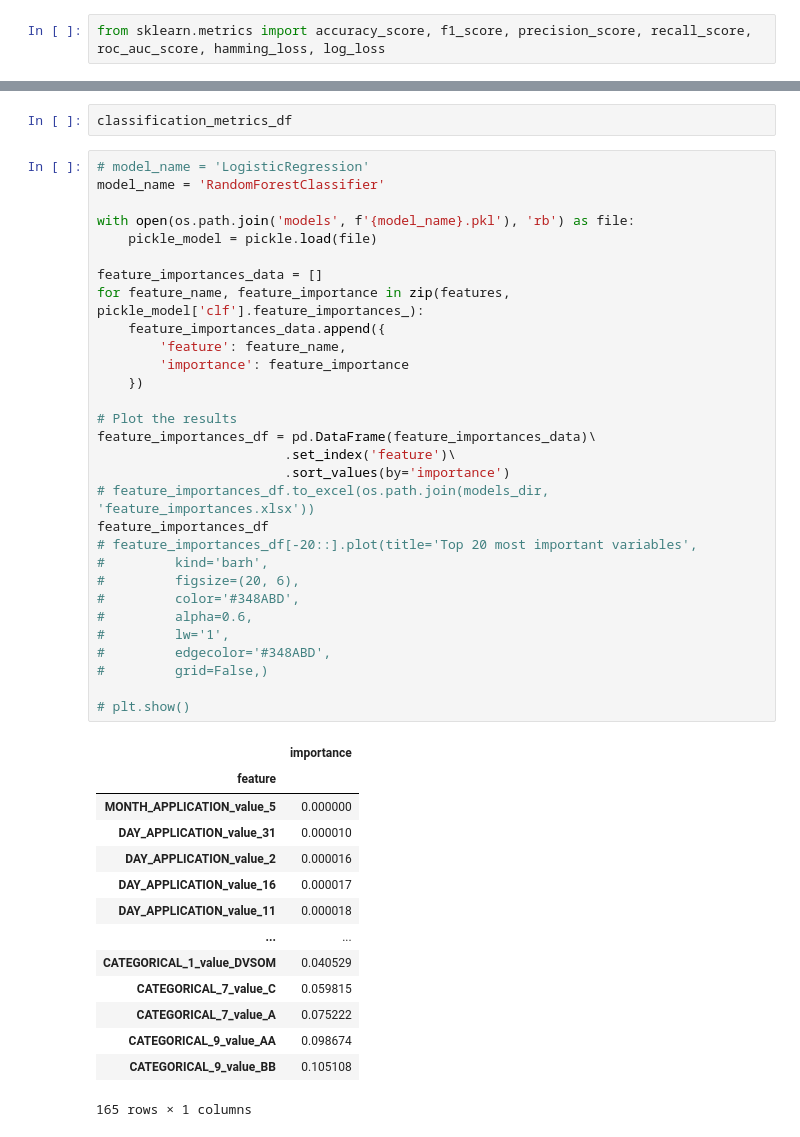
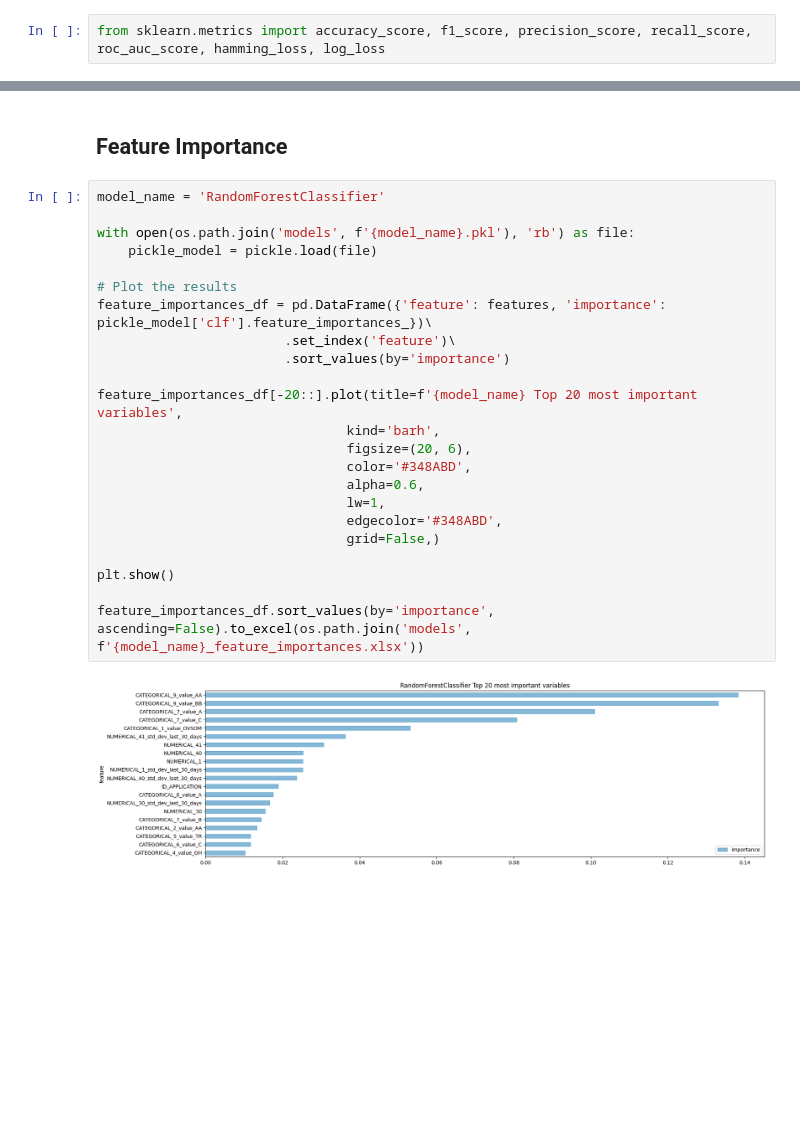
Before and after one commit to duongtruongtrong/hc_ds, a Jupyter notebook: duong_truong_hc_ds_assignment.ipynb, the cells around one changed output, grey strips where cells are left out. Cells and saved outputs as stored; diff of their text form; blank space fills up the shorter version.

```diff
--- a/duong_truong_hc_ds_assignment.ipynb
+++ b/duong_truong_hc_ds_assignment.ipynb
@@ -833,47 +826,27 @@ classification_metrics_df
-# %%
-classification_metrics_df
+# %% [markdown]
+## Feature Importance
 # %%
-# model_name = 'LogisticRegression'
 model_name = 'RandomForestClassifier'
 
 with open(os.path.join('models', f'{model_name}.pkl'), 'rb') as file:
     pickle_model = pickle.load(file)
 
-feature_importances_data = []
-for feature_name, feature_importance in zip(features, pickle_model['clf'].feature_importances_):
-    feature_importances_data.append({
-        'feature': feature_name,
-        'importance': feature_importance
-    })
-
 # Plot the results
-feature_importances_df = pd.DataFrame(feature_importances_data)\
+feature_importances_df = pd.DataFrame({'feature': features, 'importance': pickle_model['clf'].feature_importances_})\
                         .set_index('feature')\
                         .sort_values(by='importance')
-# feature_importances_df.to_excel(os.path.join(models_dir, 'feature_importances.xlsx'))
-feature_importances_df
-# feature_importances_df[-20::].plot(title='Top 20 most important variables',
-#         kind='barh',
-#         figsize=(20, 6),
-#         color='#348ABD',
-#         alpha=0.6,
-#         lw='1',
-#         edgecolor='#348ABD',
-#         grid=False,)
 
-# plt.show()
+feature_importances_df[-20::].plot(title=f'{model_name} Top 20 most important variables',
+                                kind='barh',
+                                figsize=(20, 6),
+                                color='#348ABD',
+                                alpha=0.6,
+                                lw=1,
+                                edgecolor='#348ABD',
+                                grid=False,)
+
+plt.show()
+
+feature_importances_df.sort_values(by='importance', ascending=False).to_excel(os.path.join('models', f'{model_name}_feature_importances.xlsx'))
 # %% [output]
-|  | importance |
-| feature |  |
-| MONTH_APPLICATION_value_5 | 0.000000 |
-| DAY_APPLICATION_value_31 | 0.000010 |
-| DAY_APPLICATION_value_2 | 0.000016 |
-| DAY_APPLICATION_value_16 | 0.000017 |
-| DAY_APPLICATION_value_11 | 0.000018 |
-| ... | ... |
-| CATEGORICAL_1_value_DVSOM | 0.040529 |
-| CATEGORICAL_7_value_C | 0.059815 |
-| CATEGORICAL_7_value_A | 0.075222 |
-| CATEGORICAL_9_value_AA | 0.098674 |
-| CATEGORICAL_9_value_BB | 0.105108 |
-165 rows × 1 columns
+[figure, added]
```
Also changed, not shown: parts of 26 cells of this notebook, 6 other files.
